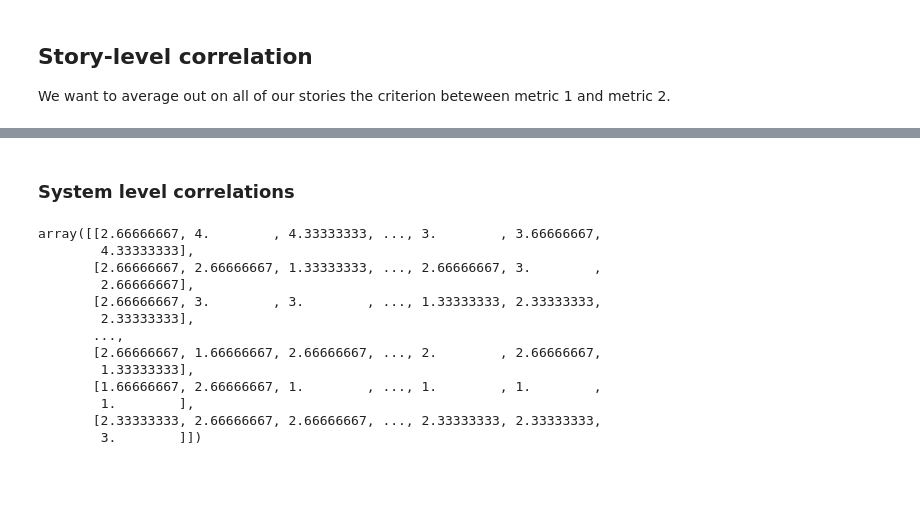
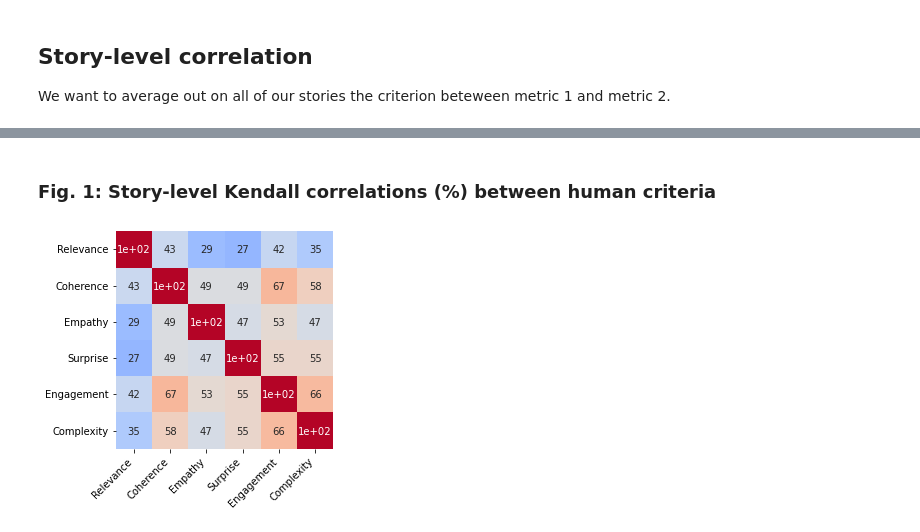
Before and after one commit to CamilleCoustaury/NLP-ENSAE-3A-Sujet4, a Jupyter notebook: data_visualization.ipynb, the cells around one changed output, grey strips where cells are left out. Drawn from its saved outputs; the diff is of its cells as text; code cells hidden in the pictures; blank space fills up the shorter version.

Commit message:
fonctions correlation
update fonctions story level correlation and system level correlation

```diff
--- a/data_visualization.ipynb
+++ b/data_visualization.ipynb
@@ -122,14 +92,0 @@ We want to average out on all of our stories the criterion beteween metric 1 and
-# %%
-#let's try first with the pearson criterion and between the relevance and the coherence factors
-
-
-#we want a coefficient with the scores of all systems for the the first prompt
-
-c_relevance= np.array( [json.loads(l) for l in data_scores['Relevance'].tolist()]).T
-c_coherence= np.array( [json.loads(l) for l in data_scores['Coherence'].tolist()]).T
-
-k=np.zeros(len(c_relevance[0]))
-for i in range(len(c_relevance[0])):
-    k[i]=pearsonr(c_relevance[i],c_coherence[i] )[0]
-
-k.mean()
@@ -173,25 +92,0 @@ plt.show()
-# %%
-human_scores=['Relevance', 'Coherence', 'Empathy', 'Surprise', 'Engagement', 'Complexity']
-N=len(human_scores)
-
-corr_story_matrix= np.zeros((N, N))
-for i in range(N):
-    for j in range(N):
-        c_metric1= np.array( [json.loads(l) for l in data_scores[human_scores[i]].tolist()]).T
-        c_metric2= np.array( [json.loads(l) for l in data_scores[human_scores[j]].tolist()]).T
-
-        k=np.zeros(96)
-
-        for l in range(96):
-            k[l]=kendalltau(c_metric1[l],c_metric2[l] )[0]
-
-        corr_story_matrix[i,j]= k.mean()
-
-
-heatmap=sns.heatmap(corr_story_matrix, annot=True, cmap='coolwarm', xticklabels=human_scores, yticklabels=human_scores)
-
-
-heatmap.set_xticklabels(heatmap.get_xticklabels(), rotation=45, ha='right')
-
-# Display the plot
-plt.show()
@@ -200,20 +92,0 @@ plt.show()
-# %% [markdown]
-### System level correlations
-# %%
-
-
-c_system = np.array( [json.loads(l) for l in data_scores[human_scores[i]].tolist()])
-# %% [output]
-array([[2.66666667, 4.        , 4.33333333, ..., 3.        , 3.66666667,
-        4.33333333],
-       [2.66666667, 2.66666667, 1.33333333, ..., 2.66666667, 3.        ,
-        2.66666667],
-       [2.66666667, 3.        , 3.        , ..., 1.33333333, 2.33333333,
-        2.33333333],
-       ...,
-       [2.66666667, 1.66666667, 2.66666667, ..., 2.        , 2.66666667,
-        1.33333333],
-       [1.66666667, 2.66666667, 1.        , ..., 1.        , 1.        ,
-        1.        ],
-       [2.33333333, 2.66666667, 2.66666667, ..., 2.33333333, 2.33333333,
-        3.        ]])
@@ -219,0 +151,6 @@ array([[2.66666667, 4.        , 4.33333333, ..., 3.        , 3.66666667,
+# %% [markdown]
+### Fig. 1: Story-level Kendall correlations (%) between human criteria
+# %%
+story_level_plot(human_scores, human_scores, 'kendall', (4,4))
+# %% [output]
+[figure, added]
```
Also changed, not shown: parts of 38 cells of this notebook.
